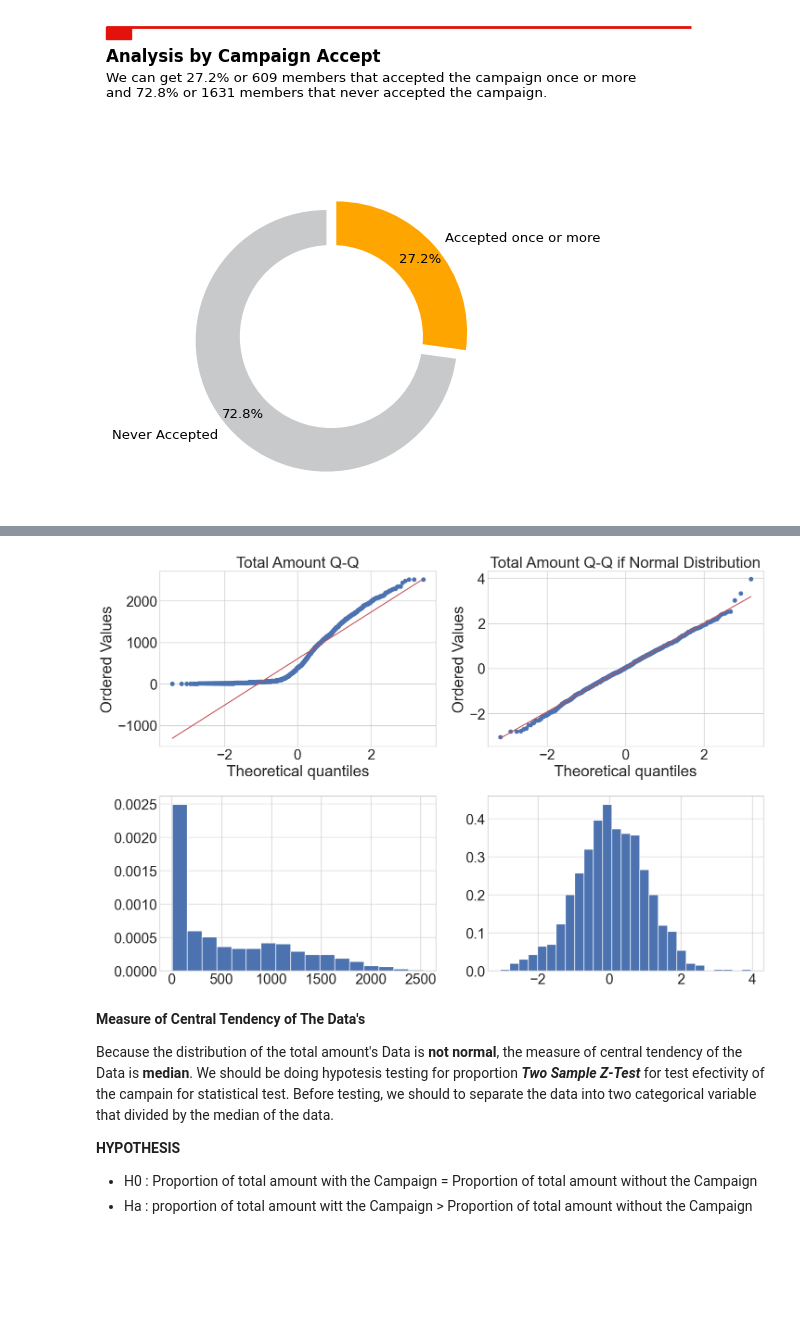
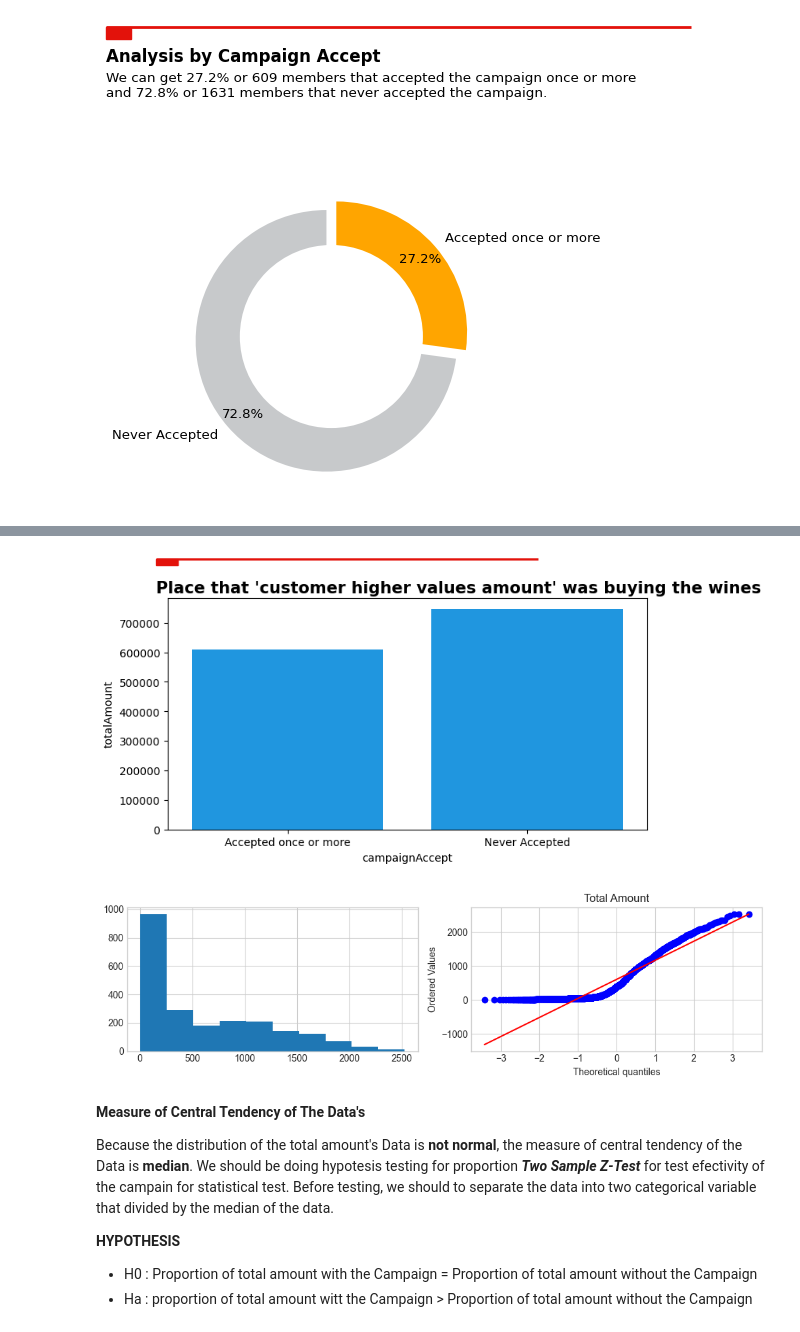
Before and after one commit to fdkurnianto/CapstoneProject2, a Jupyter notebook: notebooks/DataAnalytics.ipynb, the cells around one changed output, grey strips where cells are left out. Drawn from its saved outputs; the diff is of its cells as text; code cells hidden in the pictures; blank space fills up the shorter version.

```diff
--- a/notebooks/DataAnalytics.ipynb
+++ b/notebooks/DataAnalytics.ipynb
@@ -214,24 +121,55 @@ plt.show()
+# %%
+# Graphical total amount of member who have accepted campaign and never accepted the campaign
+PivotCamp = df.pivot_table(index=['campaignAccept'],
+                            values=['totalAmount'],
+                            aggfunc={'totalAmount' : 'sum'}
+                            ).reset_index()
+
+# Inisialisasi parameter gambar
+fig,ax = plt.subplots(1, 1, figsize=(7, 3))
+
+# add line and rectangle on top.
+fig.add_artist(lines.Line2D([0, 0.7], [1.265, 1.265], lw=2, color='#E3120B', solid_capstyle="butt"))
+fig.add_artist(patches.Rectangle((0, 1.24), 0.04, 0.025, color='#E3120B'))
+
+# build first line plot
+sns.barplot(
+    data=PivotCamp,
+    x='campaignAccept',
+    y='totalAmount',
+    palette=['#009dff']
+)
+
+# make room below on top and bottom
+fig.subplots_adjust(top=1.1, left=0.022)
+
+# add title
+fig.text(
+    0, 1.12, "Place that 'customer higher values amount' was buying the wines",
+    fontsize=15,
+    fontweight="bold",
+)
+
+# show
+plt.show()
+# %% [output]
+[figure, added]
 # %%
 # Graphical test for known the distribution total amount
 plt.style.use('seaborn-whitegrid')
 
 dataFill = df['totalAmount']
-datanorm = stats.norm.rvs(size=1000, random_state=1)
 
-fig, axes= plt.subplots(2,2 , figsize=(15, 10))
+# plot
+fig, axes = plt.subplots(1, 2, figsize=(10, 3))
+axes[0].hist(dataFill)
+stats.probplot(dataFill, plot=axes[1])
 
-# Q-Q plot
-stats.probplot(dataFill, dist=stats.norm, plot=axes[0, 0])
-stats.probplot(datanorm, dist=stats.norm, plot=axes[0, 1])
-
-axes[0, 0].set_title('Total Amount Q-Q')
-axes[0, 1].set_title('Total Amount Q-Q if Normal Distribution')
-axes[1, 0].hist(dataFill, density=True, bins='auto')
-axes[1, 1].hist(datanorm, density=True, bins='auto')
+axes[1].set_title('Total Amount')
 
 fig.tight_layout()
 # %% [output]
-[figure, old version]
+[figure, new version]
 # %% [markdown]
 **Measure of Central Tendency of The Data's**
 
```
Also changed, not shown: parts of 94 cells of this notebook, 1 other file.
